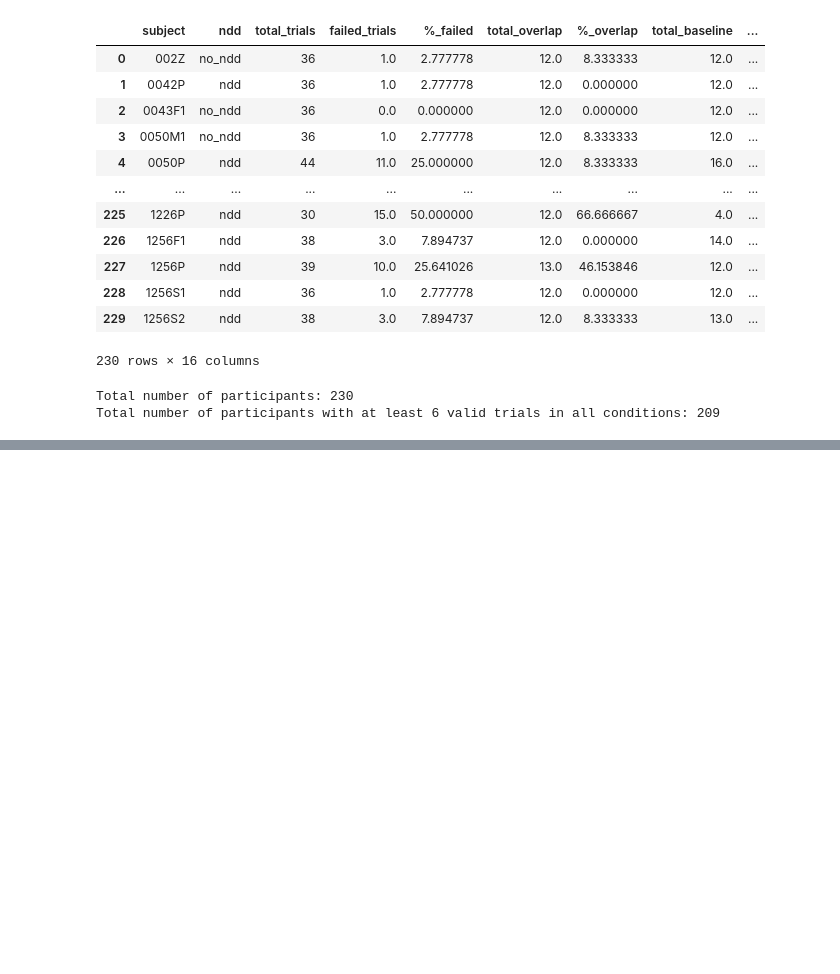
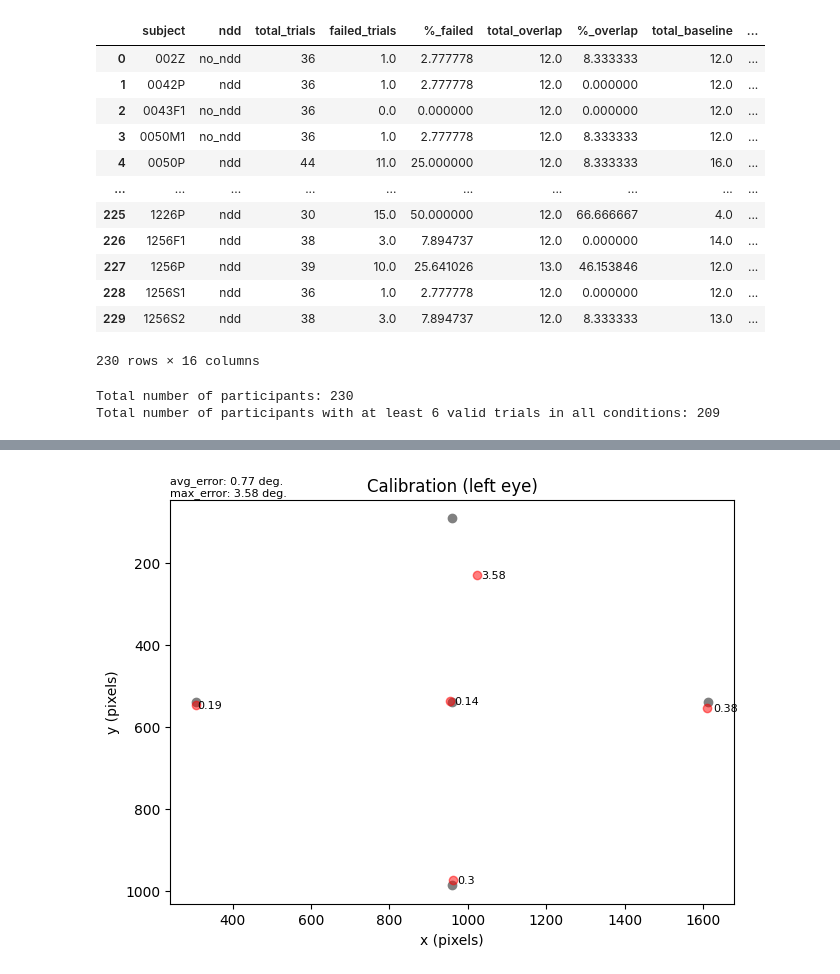
Before and after one commit to gabrielblancogomez/q1k_neurosubs, a Jupyter notebook: code/et/2_gap_et_preprocessing.ipynb, the cells around one changed output, grey strips where cells are left out. Drawn from its saved outputs; the diff is of its cells as text; code cells hidden in the pictures; blank space fills up the shorter version.

```diff
--- a/code/et/2_gap_et_preprocessing.ipynb
+++ b/code/et/2_gap_et_preprocessing.ipynb
@@ -319,0 +453,81 @@ subjects_removed_df
+# %%
+# Load the ASC files
+
+# Create calibration dictionary with subject ID, average error, and max error
+calibration_data = {}
+missing_calibration = []
+asc_files = glob.glob(f"C:/Users/gabot/OneDrive - McGill University/Desktop/github_repos/q1k_neurosubs/source/GO_files/*/*.asc", recursive=True)
+for file in asc_files:
+    # Get subject ID from the file name
+    subject_id = file.split("\\")[-1].split("_")[0]
+    print(f"Processing subject: {subject_id}")
+    print(file)
+
+    try:
+        # Read the calibration data from the file
+        # This will raise an error if the file is not a valid Eyelink file
+        cals = read_eyelink_calibration(file)
+    except Exception as e:
+        print(f"Error reading calibration data for subject {subject_id}: {e}")
+        missing_calibration.append(subject_id)
+        continue
+
+    # Print the number of calibrations
+    print(f"Number of calibrations for subject {subject_id}: {len(cals)}")
+
+    # If more than one calibration, print the file name
+    if len(cals) > 1:
+        print(f"Multiple calibrations found for subject {subject_id}. Using the last one.")
+
+    # If no calibrations, skip the subject
+    elif len(cals) == 0:
+        print(f"No calibrations found for subject {subject_id}. Skipping.")
+        missing_calibration.append(subject_id)
+        calibration_data[subject_id] = {
+            'n_calibrations': 0,
+            "last_avg_error": None,
+            "last_max_error": None,
+            "calibration_quality": "missing"
+        }
+        continue
+
+    # Get the average error and max error from the last calibration
+    last_cal = cals[-1]
+    # Get the average error
+    last_avg_error = last_cal["avg_error"]
+    # Get the max error
+    last_max_error = last_cal["max_error"]
+
+    # Classify the calibration as good, fair or poor based on the average error and max error
+    if last_avg_error < 1.0 and last_max_error < 1.5:
+        calibration_quality = "good"
+    elif last_avg_error < 1.5 and last_max_error < 2.1:
+        calibration_quality = "fair"
+    else:
+        calibration_quality = "poor"
+
+    # Plot the calibration data if the calibration is poor and save the plot
+    if calibration_quality == "poor":
+        # Plot the calibration data
+        fig = last_cal.plot()
+        # Set the title of the plot
+        fig.suptitle(f"Calibration for subject {subject_id} - {calibration_quality} quality", fontsize=16)
+
+        # Save the plot
+        fig.savefig(f"C:/Users/gabot/OneDrive - McGill University/Desktop/github_repos/q1k_neurosubs/figures/calibration/poor/{subject_id}_calibration.png")
+        plt.close(fig)
+
+    # Add the data to the dictionary
+    calibration_data[subject_id] = {
+        'n_calibrations': len(cals),
+        "last_avg_error": last_avg_error,
+        "last_max_error": last_max_error,
+        "calibration_quality": calibration_quality,
+    }
+
+# Convert the dictionary to a dataframe with subject, and avg_error and max_error as columns
+calibration_df = pd.DataFrame.from_dict(calibration_data, orient="index").reset_index()
+calibration_df.rename(columns={"index": "subject"}, inplace=True)
+
+calibration_df
+# %% [output]
@@ -319,0 +551 @@ subjects_removed_df
+[figure, added]
```
Also changed, not shown: parts of 33 cells of this notebook, 2 other files.
